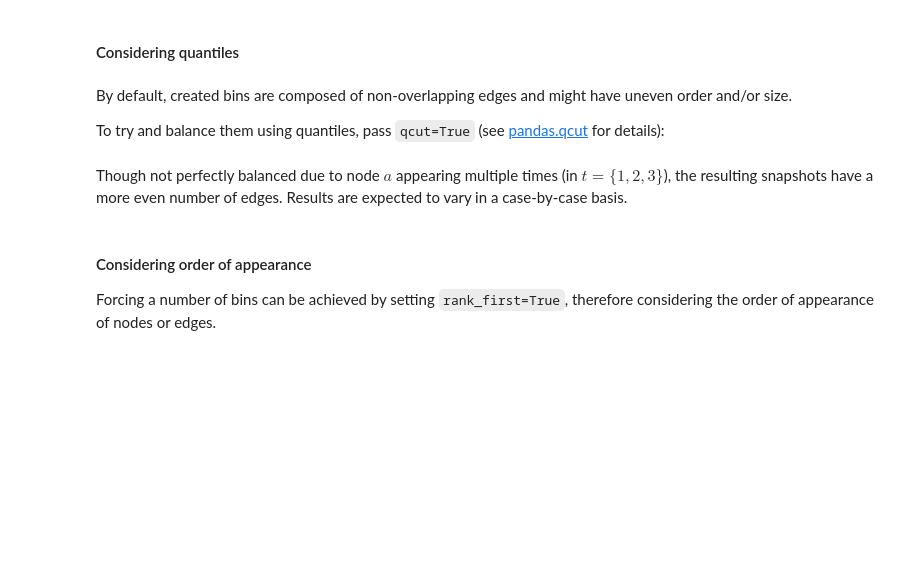
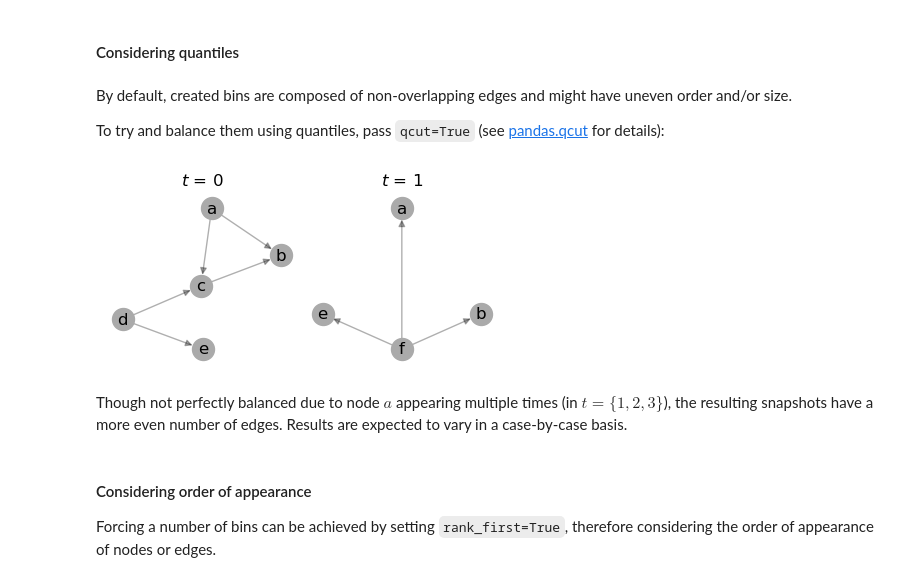
Before and after one commit to nelsonaloysio/networkx-temporal, a Jupyter notebook: notebook/networkx-temporal.ipynb, the cells around one changed output. Cells and saved outputs as stored; diff of their text form; code cells hidden in the pictures; blank space fills up the shorter version.

```diff
--- a/notebook/networkx-temporal.ipynb
+++ b/notebook/networkx-temporal.ipynb
@@ -74,7 +89,9 @@ By default, created bins are composed of non-overlapping edges and might have un
 To try and balance them using quantiles, pass ``qcut=True`` (see [pandas.qcut](https://pandas.pydata.org/pandas-docs/stable/reference/api/pandas.qcut.html) for details):
 # %%
 TG = TG.slice(attr="time", bins=2, qcut=True)
-draw_temporal_graph(TG, figsize=(4, 2))
+tx.draw(TG, layout="kamada_kawai", figsize=(4, 2))
+# %% [output]
+[figure, added]
 # %% [markdown]
 Though not perfectly balanced due to node $a$ appearing multiple times (in $t=\{1,2,3\}$),
 the resulting snapshots have a more even number of edges. Results are expected to vary in a case-by-case basis.
```
Also changed, not shown: parts of 40 cells of this notebook.
